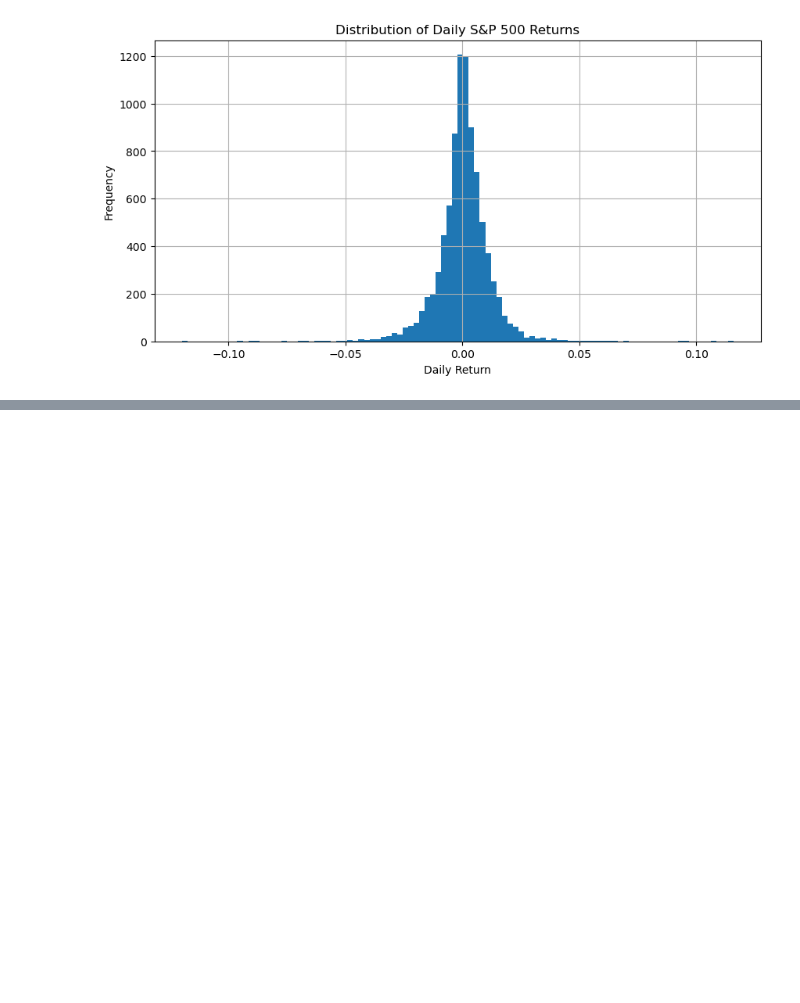
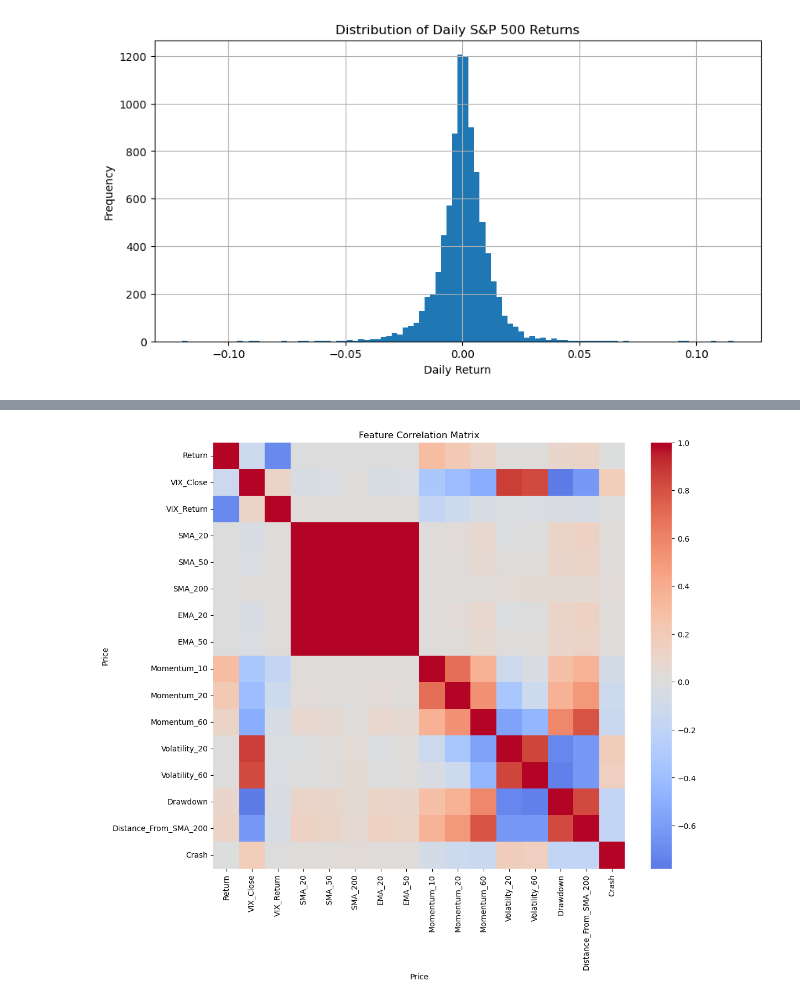
Before and after one commit to mtodoroff/MachineLearning, a Jupyter notebook: crash_prediction_sp500_vix.ipynb, the cells around one changed output, grey strips where cells are left out. Cells and saved outputs as stored; diff of their text form; code cells hidden in the pictures; blank space fills up the shorter version.

```diff
--- a/crash_prediction_sp500_vix.ipynb
+++ b/crash_prediction_sp500_vix.ipynb
@@ -254,0 +257,23 @@ plt.show()
+# %%
+features = [
+    "Return",
+    "VIX_Close",
+    "VIX_Return",
+    "SMA_20",
+    "SMA_50",
+    "SMA_200",
+    "EMA_20",
+    "EMA_50",
+    "Momentum_10",
+    "Momentum_20",
+    "Momentum_60",
+    "Volatility_20",
+    "Volatility_60",
+    "Drawdown",
+    "Distance_From_SMA_200"
+]
+
+X = data[features].copy()
+y = data["Crash"].copy()
+
+X.head()
@@ -254,0 +288,7 @@ plt.show()
+# %%
+plt.figure(figsize=(12, 10))
+sns.heatmap(data[features + ["Crash"]].corr(), cmap="coolwarm", center=0)
+plt.title("Feature Correlation Matrix")
+plt.show()
+# %% [output]
+[figure, added]
```
Also changed, not shown: parts of 4 cells of this notebook.
